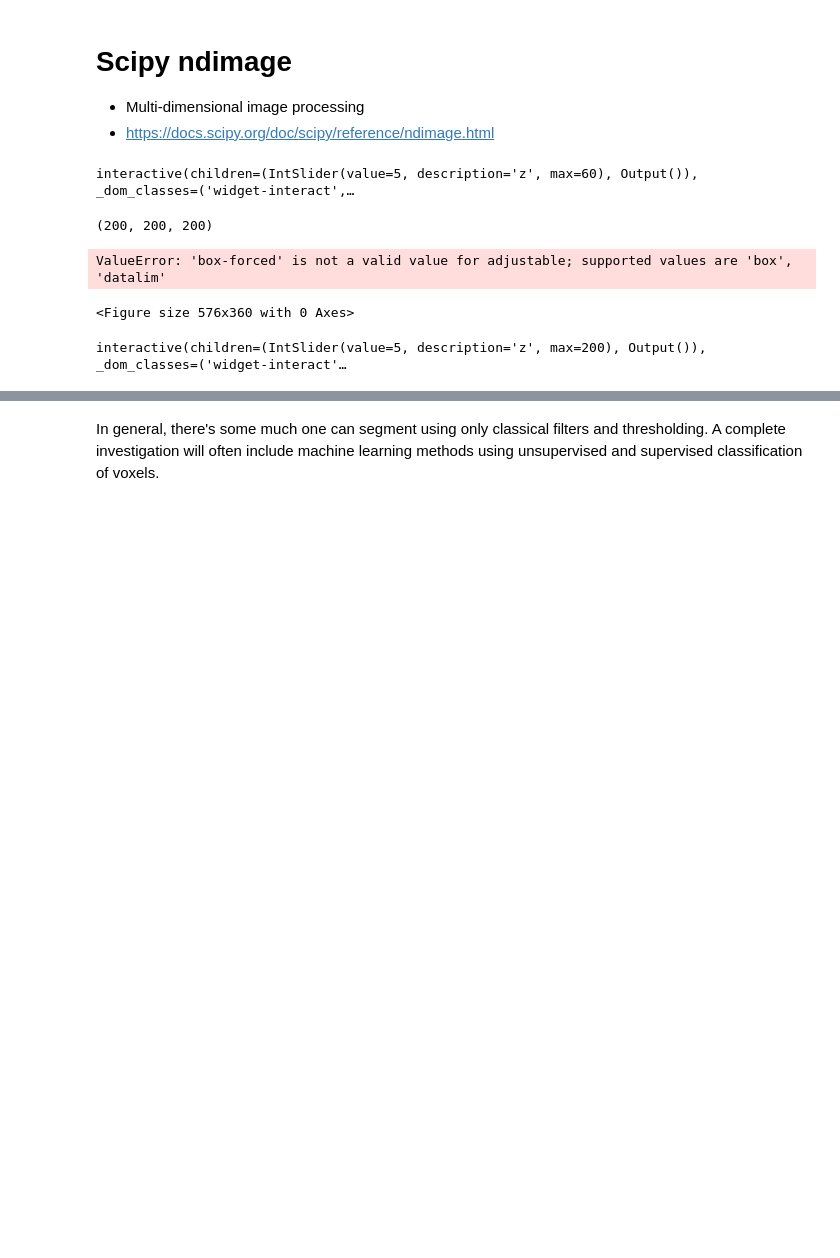
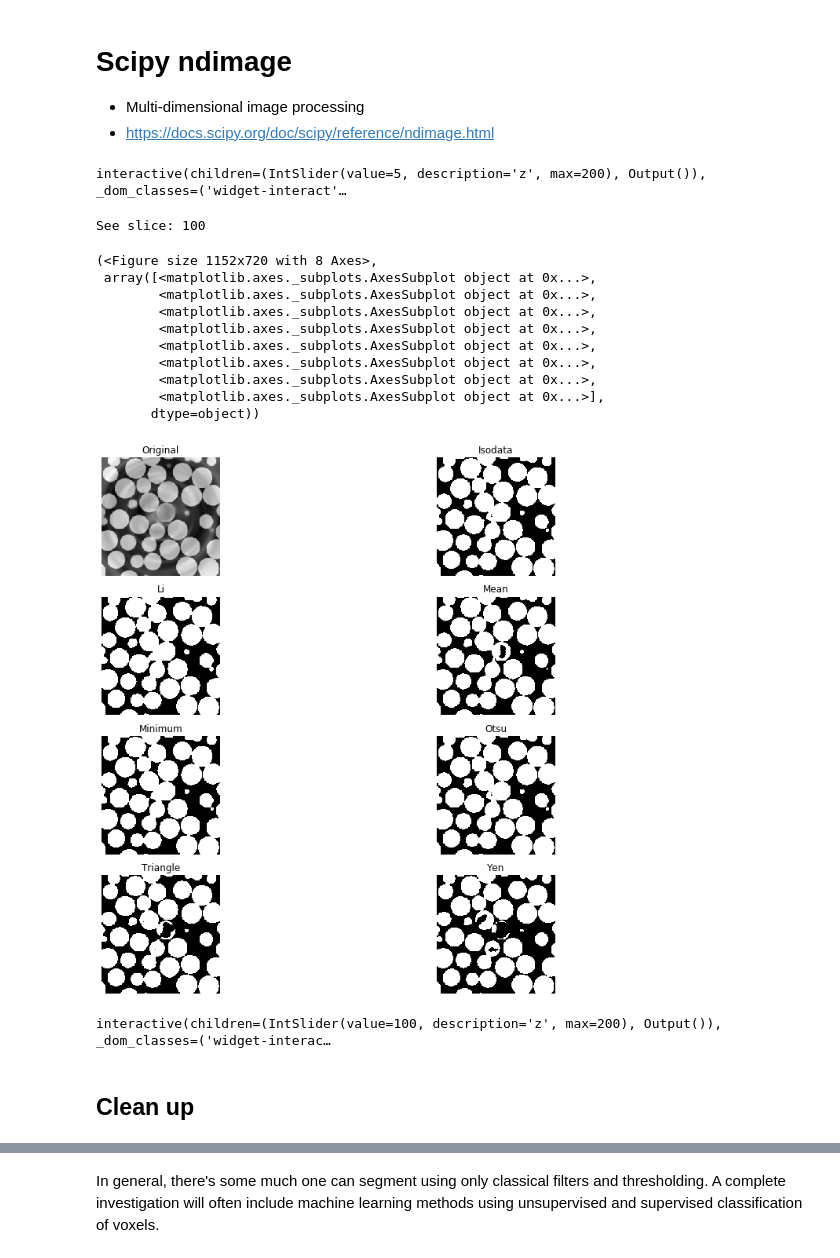
Before and after one commit to CameraIA/dipmicroct, a Jupyter notebook: partII/03_analyze3D.ipynb, the cells around one changed output, grey strips where cells are left out. Drawn from its saved outputs; the diff is of its cells as text; code cells hidden in the pictures; blank space fills up the shorter version.

```diff
--- a/partII/03_analyze3D.ipynb
+++ b/partII/03_analyze3D.ipynb
@@ -104,36 +101,42 @@ interactive(children=(IntSlider(value=5, description='z', max=60), Output()), _d
 - https://docs.scipy.org/doc/scipy/reference/ndimage.html
 # %%
 from skimage import morphology
-ball = morphology.ball(radius=3)
-img3 = ndimage.median_filter(img,footprint=ball)
+ball = morphology.ball(radius=2)
+img3 = ndi.median_filter(img,footprint=ball)
 
 def slicer(z):
     plt.imshow(img3[z,:,:], cmap='gray')
 
-interact(slicer, z=widgets.IntSlider(min=0,max=60,step=1,value=5));
+interact(slicer, z=widgets.IntSlider(min=0,max=len(img),step=1,value=5));
 # %% [output]
-interactive(children=(IntSlider(value=5, description='z', max=60), Output()), _dom_classes=('widget-interact',…
+interactive(children=(IntSlider(value=5, description='z', max=200), Output()), _dom_classes=('widget-interact'…
-# %%
-img3.shape
-# %% [output]
-(200, 200, 200)
-# %%
-from skimage import filters
-n=27
-aslice = data.coins
-filters.try_all_threshold(aslice)
-# %% [output]
-ValueError: 'box-forced' is not a valid value for adjustable; supported values are 'box', 'datalim'
-<Figure size 576x360 with 0 Axes>
+# %%
+# checking the middle of the stack
+n=len(img)//2 #middle
+print("See slice: " + str(n))
+aslice = img3[n,:,:]
+fi.try_all_threshold(aslice, figsize=(16,10), verbose=False)
+# %% [output]
+See slice: 100
+(<Figure size 1152x720 with 8 Axes>,
+ array([<matplotlib.axes._subplots.AxesSubplot object at 0x...>,
+        <matplotlib.axes._subplots.AxesSubplot object at 0x...>,
+        <matplotlib.axes._subplots.AxesSubplot object at 0x...>,
+        <matplotlib.axes._subplots.AxesSubplot object at 0x...>,
+        <matplotlib.axes._subplots.AxesSubplot object at 0x...>,
+        <matplotlib.axes._subplots.AxesSubplot object at 0x...>,
+        <matplotlib.axes._subplots.AxesSubplot object at 0x...>,
+        <matplotlib.axes._subplots.AxesSubplot object at 0x...>],
+       dtype=object))
+[figure, added]
 # %%
-from skimage import filters
-img3 = filters.gaussian(img)
+# back to the full tack
 t=filters.threshold_isodata(img3)
-img3 = img3>t
+img4 = img3>t
 
 def slicer(z):
-    plt.imshow(img3[z,:,:], cmap='gray')
+    plt.imshow(img4[z,:,:], cmap='gray')
 
-interact(slicer, z=widgets.IntSlider(min=0,max=200,step=1,value=5));
+interact(slicer, z=widgets.IntSlider(min=0,max=len(img),step=1,value=len(img)//2));
 # %% [output]
-interactive(children=(IntSlider(value=5, description='z', max=200), Output()), _dom_classes=('widget-interact'…
+interactive(children=(IntSlider(value=100, description='z', max=200), Output()), _dom_classes=('widget-interac…
@@ -143 +143,3 @@ from skimage import morphology
+# %% [markdown]
+## Clean up
 # %%
```
Also changed, not shown: parts of 18 cells of this notebook, 1 other file.
